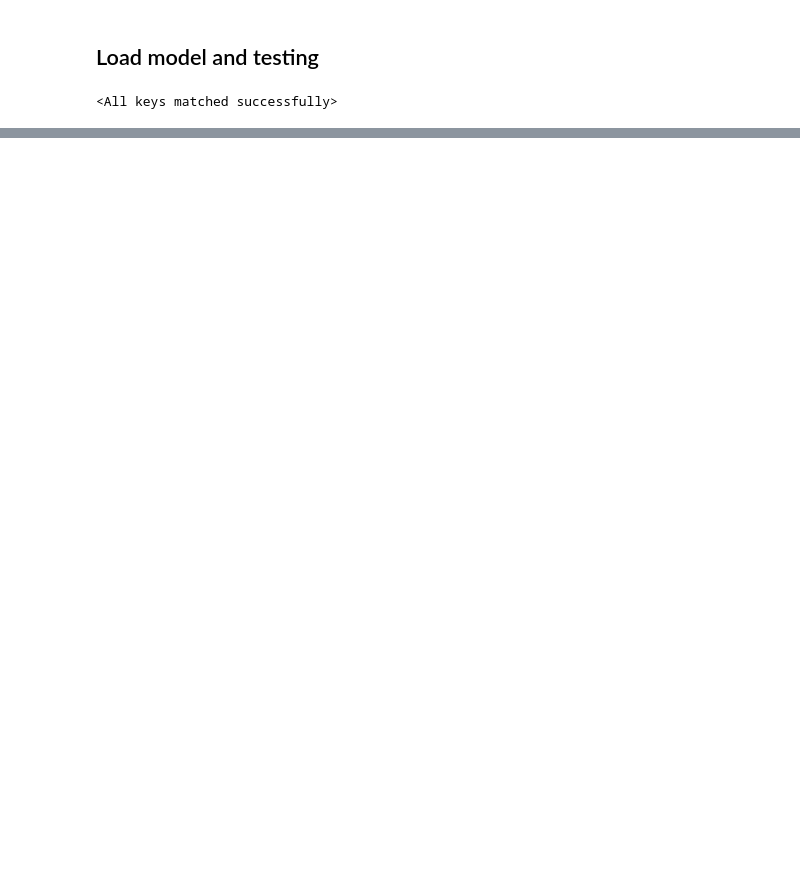
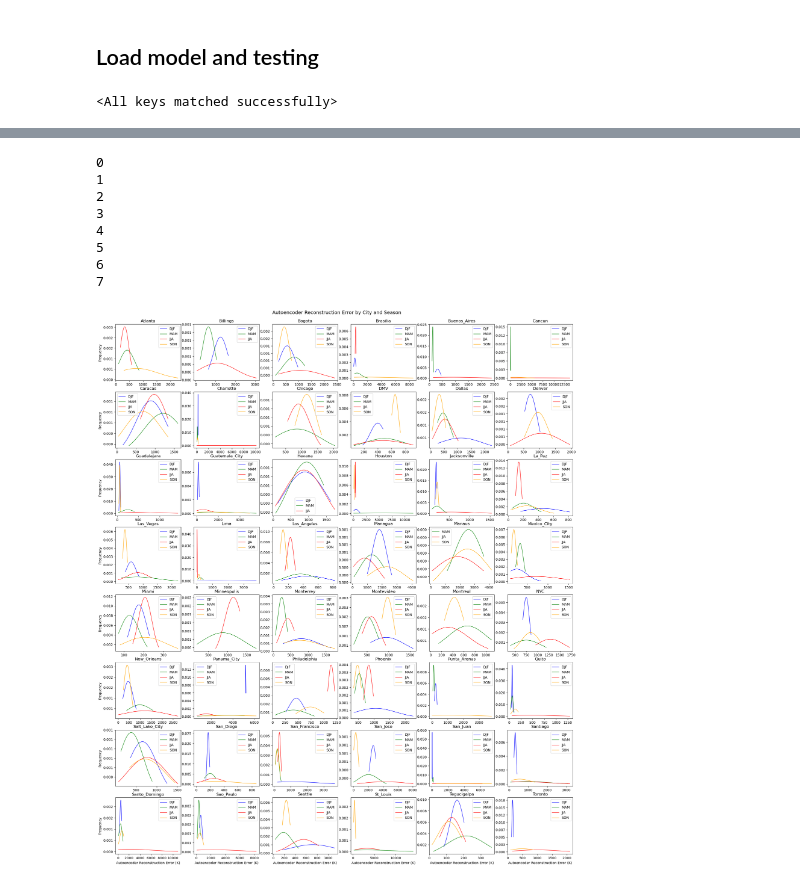
Before and after one commit to jstarfeldt/ML_UH_datasets, a Jupyter notebook: Jon_dataset_code/autoencoder.ipynb, the cells around one changed output, grey strips where cells are left out. Drawn from its saved outputs; the diff is of its cells as text; code cells hidden in the pictures; blank space fills up the shorter version.

```diff
--- a/Jon_dataset_code/autoencoder.ipynb
+++ b/Jon_dataset_code/autoencoder.ipynb
@@ -557,0 +569,9 @@ analysis_dataset.img_list
+# %%
+with open('/glade/work/jstarfeldt/autoencoder/reconstruction_dict.pkl', 'wb') as file:
+    pickle.dump(reconstruction_loss_dict, file)
+# %%
+with open('/glade/work/jstarfeldt/autoencoder/reconstruction_dict.pkl', 'rb') as file:
+    reconstruction_loss_dict = pickle.load(file)
+# %%
+city = 'Atlanta'
+analysis_dataset = AnalysisDataset(f'{dataset_root}/{city}/processed_Landsat', city)
@@ -557,0 +665,54 @@ analysis_dataset.img_list
+# %%
+DJF_x, DJF_pdf = get_pdf(all_DJF_errors)
+MAM_x, MAM_pdf = get_pdf(all_MAM_errors)
+JJA_x, JJA_pdf = get_pdf(all_JJA_errors)
+SON_x, SON_pdf = get_pdf(all_SON_errors)
+# %%
+fig, axs = plt.subplots(8, 6)
+fig.set_size_inches(24, 28)
+#plt.setp(plt.gcf().get_axes(), xticks=[], yticks=[])
+plt.subplots_adjust(hspace=0.2)
+
+for i in range(8):
+    print(i)
+    for j in range(6):
+        city = cities[i*6+j]
+        analysis_dataset = AnalysisDataset(f'{dataset_root}/{city}/processed_Landsat', city)
+        DJF_errors, MAM_errors, JJA_errors, SON_errors = get_reconstruction_error_seasons(analysis_dataset)
+        if len(DJF_errors) > 0:
+            DJF_x, DJF_pdf = get_pdf(DJF_errors)
+            axs[i,j].plot(DJF_x, DJF_pdf, color='b', linewidth=1, label='DJF')
+        if len(MAM_errors) > 0:
+            MAM_x, MAM_pdf = get_pdf(MAM_errors)
+            axs[i,j].plot(MAM_x, MAM_pdf, color='g', linewidth=1, label='MAM')
+        if len(JJA_errors) > 0:
+            JJA_x, JJA_pdf = get_pdf(JJA_errors)
+            axs[i,j].plot(JJA_x, JJA_pdf, color='r', linewidth=1, label='JJA')
+        if len(SON_errors) > 0:
+            SON_x, SON_pdf = get_pdf(SON_errors)
+            axs[i,j].plot(SON_x, SON_pdf, color='orange', linewidth=1, label='SON')
+
+        axs[i,j].legend()
+        axs[i,j].set_title(city)
+        #axs[i,j].set_xlim(0, 1500)
+
+        # Format y-axis ticks to 3 decimal places
+        formatter_y = mticker.StrMethodFormatter("{x:.3f}")
+        axs[i,j].yaxis.set_major_formatter(formatter_y)
+
+        if j == 0:
+            axs[i,j].set_ylabel('Frequency')
+        if i == 7:
+            axs[i,j].set_xlabel('Autoencoder Reconstruction Error (K)')
+
+        plt.suptitle('Autoencoder Reconstruction Error by City and Season', y=0.9, fontsize=14)
+# %% [output]
+0
+1
+2
+3
+4
+5
+6
+7
+[figure, added]
```
Also changed, not shown: parts of 65 cells of this notebook.
